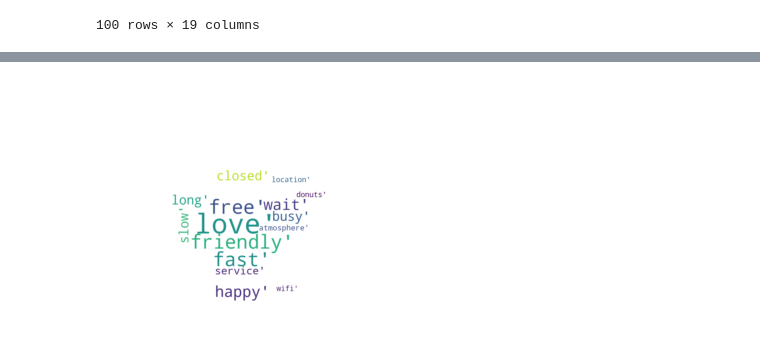
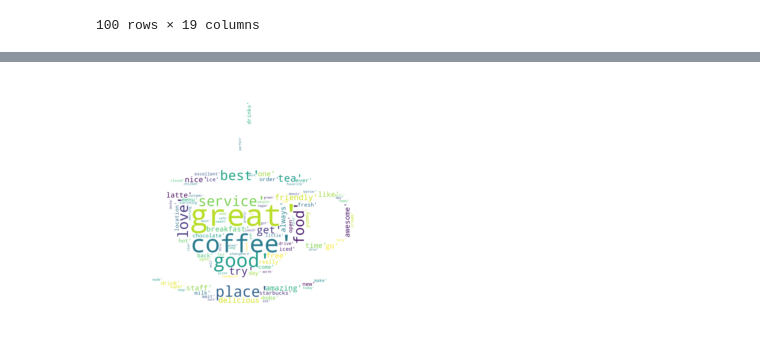
Before and after one commit to lkhwa/370-final, a Jupyter notebook: final_resource.ipynb, the cells around one changed output, grey strips where cells are left out. Cells and saved outputs as stored; diff of their text form; code cells hidden in the pictures.

Commit message:
word cloud added

```diff
--- a/final_resource.ipynb
+++ b/final_resource.ipynb
@@ -75,3 +75,7 @@ top_100_business
 | 4820 | j0_DUr3vBXY-JP-b0bf93A | 116 | Rebecca's monster cookies are $1 ... | 4.0 | 5 | 4 | 0 | 7 | 0 | 2 | ... |
 | 1942 | IBKNR0-FL_Y5KzXqA1yS4A | 115 | Fresh ingredients with no artific... | 4.0 | 7 | 1 | 2 | 0 | 0 | 0 | ... |
 100 rows × 19 columns
+# %%
+# get top 100 most frequent words
+top_100_word_list = [x[0] for x in top_100_words]
+top_100_word_list
@@ -78,26 +100,26 @@ top_100_business
 # %%
 from os import path
 from PIL import Image
 import numpy as np
 import matplotlib.pyplot as plt
 
 from wordcloud import WordCloud
 
 d = path.dirname("__file__")
 
 # read the mask image
 coffee_mask = np.array(Image.open(path.join(d, "mask.png")))
 
 # generate word cloud
 wc = WordCloud(background_color="white", max_words=200, mask=coffee_mask)
-wc.generate(str(word_list))
+wc.generate(str(top_100_word_list))
 
 # store to file
 wc.to_file(path.join(d, "coffee_wordcloud.png"))
 
 # show
 plt.imshow(wc, interpolation='bilinear')
 plt.axis("off")
 plt.show()
 # %% [output]
-[figure, old version]
+[figure, new version]
```
Also changed, not shown: parts of 1 cell of this notebook, 1 other file.
